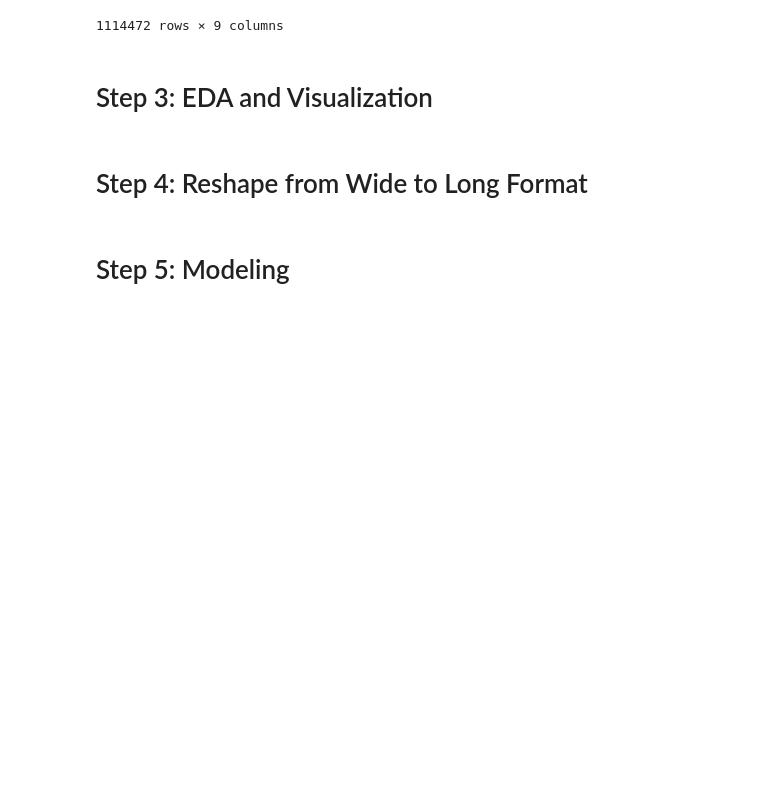
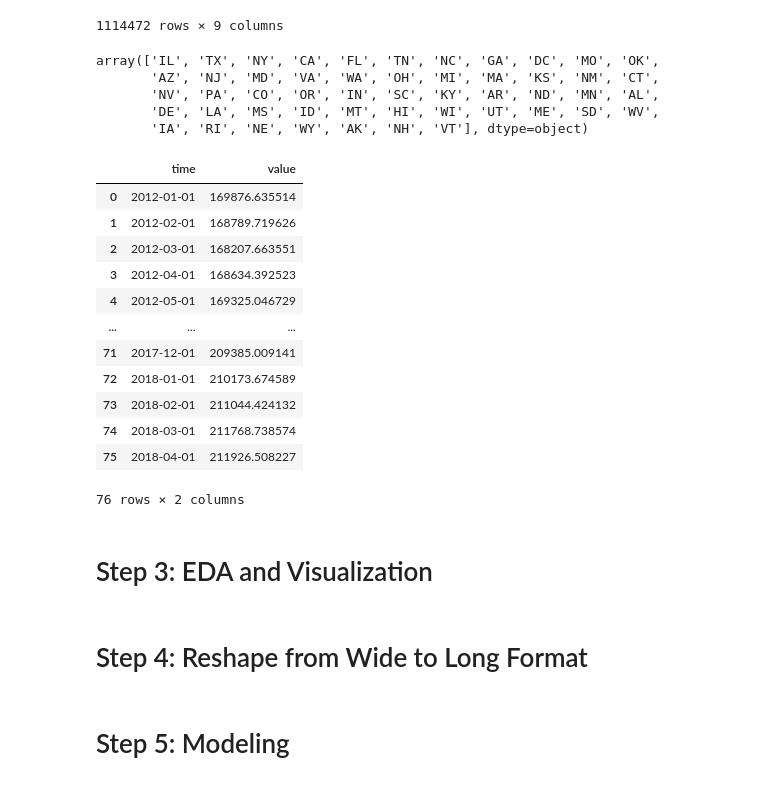
Before and after one commit to howen7/Time-series-zillow, a Jupyter notebook: notebooks/exploratory/Jons_Notebook.ipynb, the cells around one changed output. Cells and saved outputs as stored; diff of their text form; code cells hidden in the pictures; blank space fills up the shorter version.

```diff
--- a/notebooks/exploratory/Jons_Notebook.ipynb
+++ b/notebooks/exploratory/Jons_Notebook.ipynb
@@ -98,3 +98,11 @@ df_filtered
 | 2018-04-01 | 81225 | Mount Crested Butte | CO | NaN | Gunnison | 93733 | 14722 | 664400.0 | True |
 | 2018-04-01 | 89155 | Mesquite | NV | Las Vegas | Clark | 95851 | 14723 | 357200.0 | True |
 1114472 rows × 9 columns
+# %%
+df_filtered.State.unique()
+# %% [output]
+array(['IL', 'TX', 'NY', 'CA', 'FL', 'TN', 'NC', 'GA', 'DC', 'MO', 'OK',
+       'AZ', 'NJ', 'MD', 'VA', 'WA', 'OH', 'MI', 'MA', 'KS', 'NM', 'CT',
+       'NV', 'PA', 'CO', 'OR', 'IN', 'SC', 'KY', 'AR', 'ND', 'MN', 'AL',
+       'DE', 'LA', 'MS', 'ID', 'MT', 'HI', 'WI', 'UT', 'ME', 'SD', 'WV',
+       'IA', 'RI', 'NE', 'WY', 'AK', 'NH', 'VT'], dtype=object)
@@ -101,3 +112,19 @@ df_filtered
+# %%
+IL
+# %% [output]
+|  | time | value |
+| 0 | 2012-01-01 | 169876.635514 |
+| 1 | 2012-02-01 | 168789.719626 |
+| 2 | 2012-03-01 | 168207.663551 |
+| 3 | 2012-04-01 | 168634.392523 |
+| 4 | 2012-05-01 | 169325.046729 |
+| ... | ... | ... |
+| 71 | 2017-12-01 | 209385.009141 |
+| 72 | 2018-01-01 | 210173.674589 |
+| 73 | 2018-02-01 | 211044.424132 |
+| 74 | 2018-03-01 | 211768.738574 |
+| 75 | 2018-04-01 | 211926.508227 |
+76 rows × 2 columns
 # %% [markdown]
 # Step 3: EDA and Visualization
 # %%
```
Also changed, not shown: parts of 6 cells of this notebook, 3 other files.
